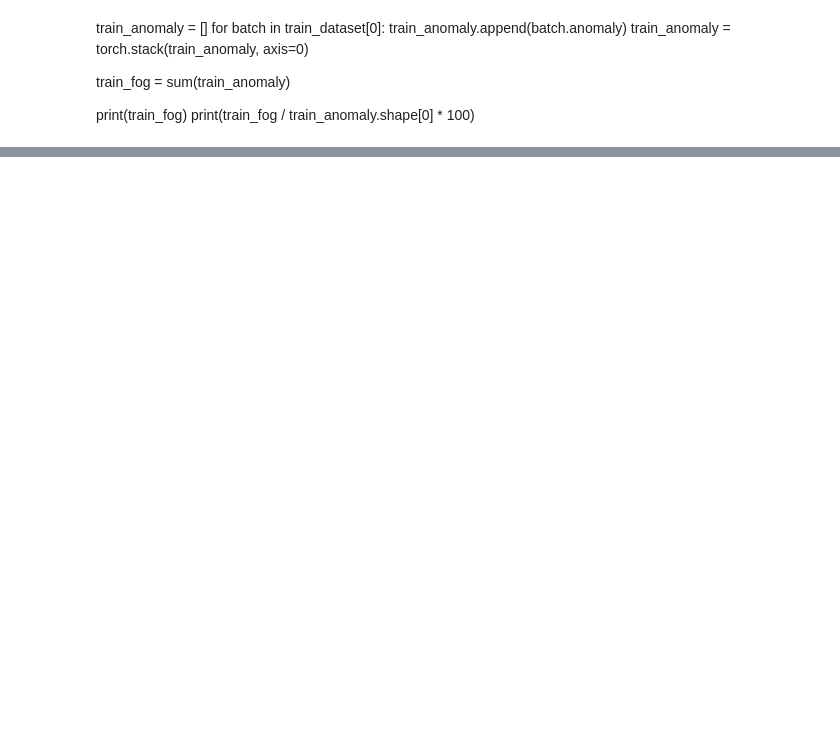
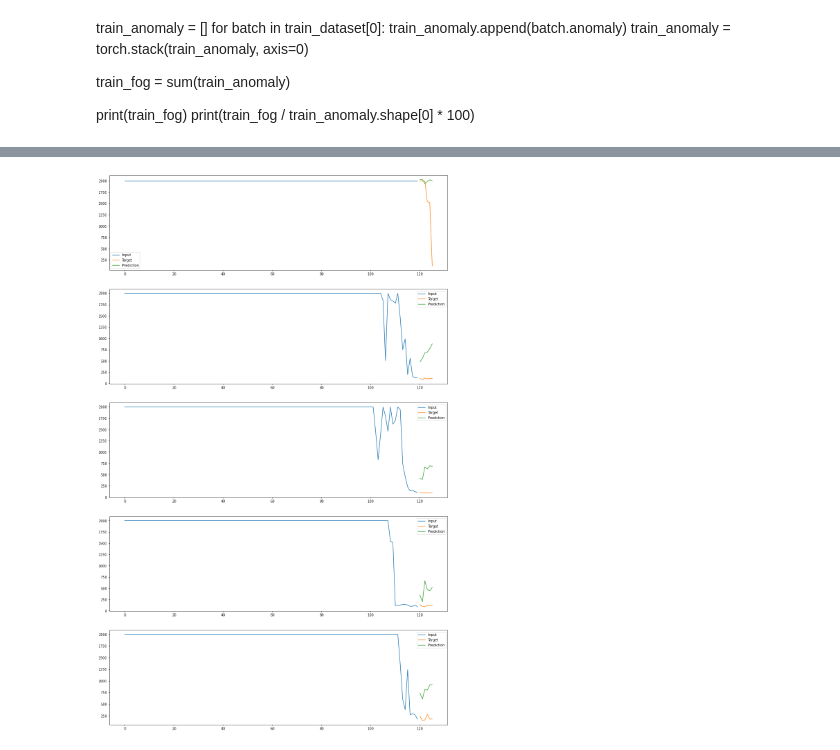
Before and after one commit to Kim-Ju-Hyeon/Graph_N_BEATS_Anomaly, a Jupyter notebook: Jupyter Notebook/Result.ipynb, the cells around one changed output, grey strips where cells are left out. Cells and saved outputs as stored; diff of their text form; code cells hidden in the pictures; blank space fills up the shorter version.

```diff
--- a/Jupyter Notebook/Result.ipynb
+++ b/Jupyter Notebook/Result.ipynb
@@ -213,0 +226,34 @@ loss_df[1]
+# %%
+exp_dir = dirs[0]
+# %%
+config, _, test_result = get_exp_result_files(exp_dir)
+
+
+forecast = test_result['forecast'].squeeze()
+
+fog_batch, fog_node_list = np.where(target_anomaly)
+
+nrow = 5
+ncol = 1
+
+x_axis = np.arange(input_length+output_length)
+
+f, axes = plt.subplots(nrows=nrow, ncols=ncol, figsize=(18*ncol, 6*nrow), dpi=70)
+
+
+for ii in range(nrow):
+    inputs = input_timeseries[fog_batch[ii], fog_node_list[ii]]
+    targets = target_timeseries[fog_batch[ii], fog_node_list[ii]]
+    predictions = forecast[fog_batch[ii], fog_node_list[ii]]
+
+
+    inputs = inv_std_scaler(inputs, mean[fog_node_list[ii]], std[fog_node_list[ii]])
+    targets = inv_std_scaler(targets, mean[fog_node_list[ii]], std[fog_node_list[ii]])
+    predictions = inv_std_scaler(predictions, mean[fog_node_list[ii]], std[fog_node_list[ii]])
+
+    axes[ii].plot(x_axis[:input_length], inputs, label='Input')
+    axes[ii].plot(x_axis[input_length:], targets, label='Target')
+    axes[ii].plot(x_axis[input_length:], predictions, label='Prediction')
+    axes[ii].legend()
+# %% [output]
+[figure, added]
```
Also changed, not shown: parts of 9 cells of this notebook.
